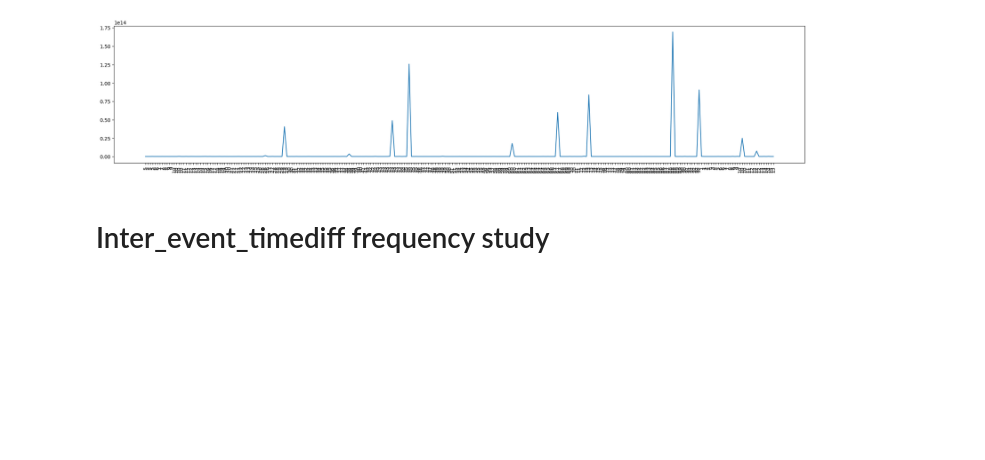
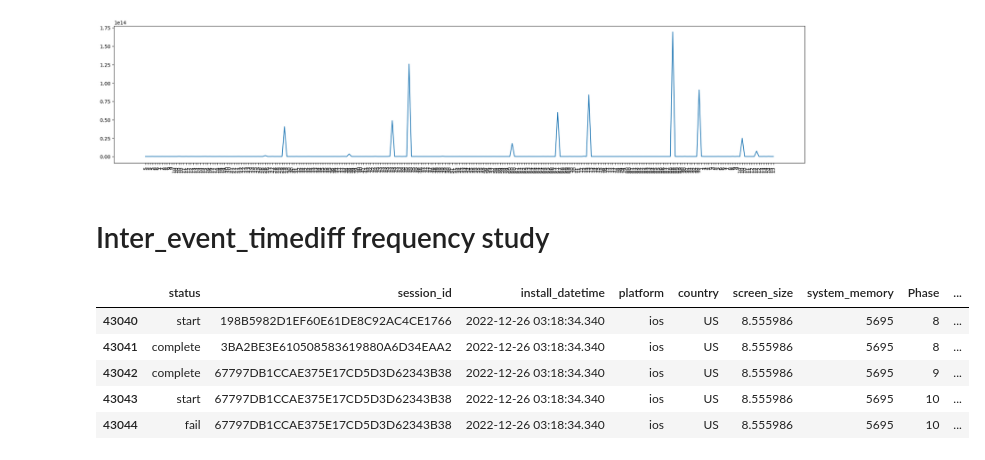
Before and after one commit to denis-james/Game-Data-Churn-Analysis, a Jupyter notebook: Analysis.ipynb, the cells around one changed output. Cells and saved outputs as stored; diff of their text form; code cells hidden in the pictures; blank space fills up the shorter version.

```diff
--- a/Analysis.ipynb
+++ b/Analysis.ipynb
@@ -132,3 +142,14 @@ plt.xticks(ValuesToPlot.index,ValuesToPlot['Phase'],rotation=90);
 [figure]
 # %% [markdown]
 # Inter_event_timediff frequency study
+# %%
+InterEventTimeDifferences=MasterDataset.reset_index(drop=True)['Inter_event_timediff'].dt.total_seconds()
+MasterDataset.reset_index(drop=True).loc[InterEventTimeDifferences.idxmin()-2:InterEventTimeDifferences.idxmin()+2,:]
+# This is suspicious. Phase 8 is being `completed` and right 0.126 seconds after that the next phase is being completed without even a `start` event.
+# %% [output]
+|  | status | session_id | install_datetime | platform | country | screen_size | system_memory | Phase | ... |
+| 43040 | start | 198B5982D1EF60E61DE8C92AC4CE1766 | 2022-12-26 03:18:34.340 | ios | US | 8.555986 | 5695 | 8 | ... |
+| 43041 | complete | 3BA2BE3E610508583619880A6D34EAA2 | 2022-12-26 03:18:34.340 | ios | US | 8.555986 | 5695 | 8 | ... |
+| 43042 | complete | 67797DB1CCAE375E17CD5D3D62343B38 | 2022-12-26 03:18:34.340 | ios | US | 8.555986 | 5695 | 9 | ... |
+| 43043 | start | 67797DB1CCAE375E17CD5D3D62343B38 | 2022-12-26 03:18:34.340 | ios | US | 8.555986 | 5695 | 10 | ... |
+| 43044 | fail | 67797DB1CCAE375E17CD5D3D62343B38 | 2022-12-26 03:18:34.340 | ios | US | 8.555986 | 5695 | 10 | ... |
```
Also changed, not shown: parts of 14 cells of this notebook, 2 other files.
